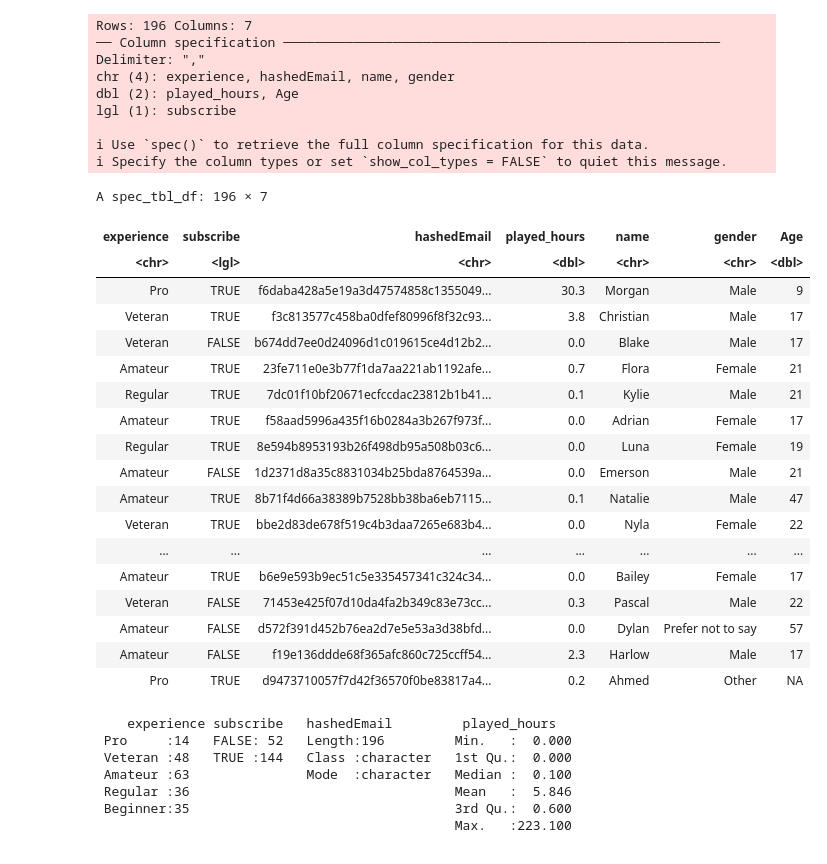
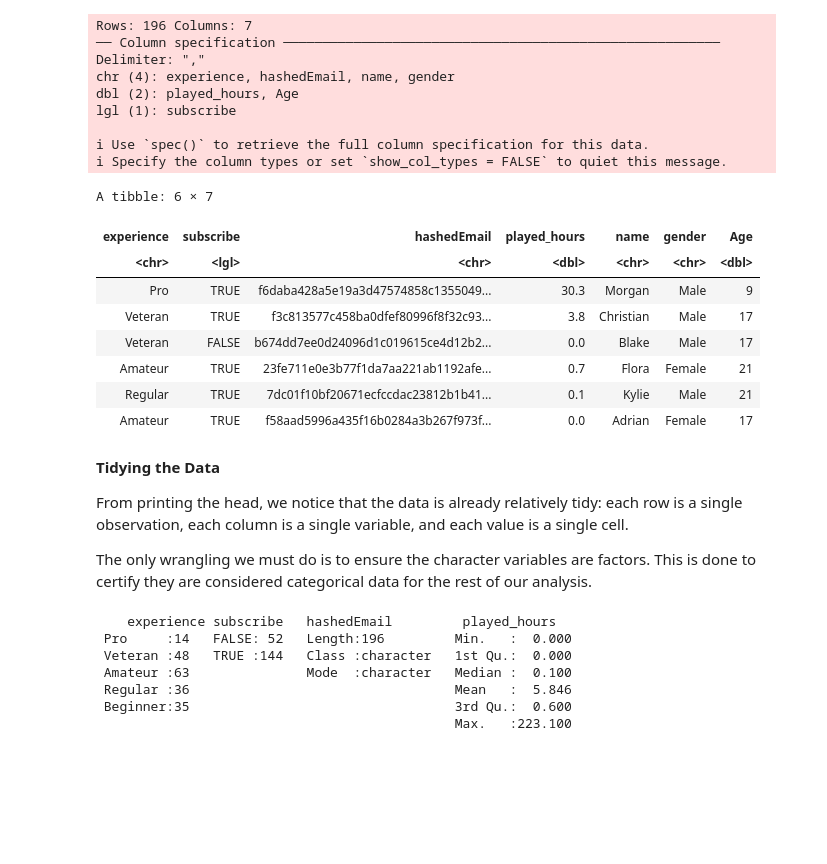
Before and after one commit to beccaphilip/DSCI-100-Group-Project, a Jupyter notebook: Report.ipynb, the cells around one changed output. Cells and saved outputs as stored; diff of their text form; code cells hidden in the pictures; blank space fills up the shorter version.

```diff
--- a/Report.ipynb
+++ b/Report.ipynb
@@ -9,34 +76,30 @@ library(cowplot)
 # %%
-#Read in Data
+#Read in data
 players <- read_csv("players.csv")
-players
+head(players)
 # %% [output]
 Rows: 196 Columns: 7
 ── Column specification ────────────────────────────────────────────────────────
 Delimiter: ","
 chr (4): experience, hashedEmail, name, gender
 dbl (2): played_hours, Age
 lgl (1): subscribe
 
 ℹ Use `spec()` to retrieve the full column specification for this data.
 ℹ Specify the column types or set `show_col_types = FALSE` to quiet this message.
-A spec_tbl_df: 196 × 7
+A tibble: 6 × 7
 | experience | subscribe | hashedEmail | played_hours | name | gender | Age |
 | <chr> | <lgl> | <chr> | <dbl> | <chr> | <chr> | <dbl> |
 | Pro | TRUE | f6daba428a5e19a3d47574858c1355049... | 30.3 | Morgan | Male | 9 |
 | Veteran | TRUE | f3c813577c458ba0dfef80996f8f32c93... | 3.8 | Christian | Male | 17 |
 | Veteran | FALSE | b674dd7ee0d24096d1c019615ce4d12b2... | 0.0 | Blake | Male | 17 |
 | Amateur | TRUE | 23fe711e0e3b77f1da7aa221ab1192afe... | 0.7 | Flora | Female | 21 |
 | Regular | TRUE | 7dc01f10bf20671ecfccdac23812b1b41... | 0.1 | Kylie | Male | 21 |
 | Amateur | TRUE | f58aad5996a435f16b0284a3b267f973f... | 0.0 | Adrian | Female | 17 |
-| Regular | TRUE | 8e594b8953193b26f498db95a508b03c6... | 0.0 | Luna | Female | 19 |
-| Amateur | FALSE | 1d2371d8a35c8831034b25bda8764539a... | 0.0 | Emerson | Male | 21 |
-| Amateur | TRUE | 8b71f4d66a38389b7528bb38ba6eb7115... | 0.1 | Natalie | Male | 47 |
-| Veteran | TRUE | bbe2d83de678f519c4b3daa7265e683b4... | 0.0 | Nyla | Female | 22 |
-| ... | ... | ... | ... | ... | ... | ... |
-| Amateur | TRUE | b6e9e593b9ec51c5e335457341c324c34... | 0.0 | Bailey | Female | 17 |
-| Veteran | FALSE | 71453e425f07d10da4fa2b349c83e73cc... | 0.3 | Pascal | Male | 22 |
-| Amateur | FALSE | d572f391d452b76ea2d7e5e53a3d38bfd... | 0.0 | Dylan | Prefer not to say | 57 |
-| Amateur | FALSE | f19e136ddde68f365afc860c725ccff54... | 2.3 | Harlow | Male | 17 |
-| Pro | TRUE | d9473710057f7d42f36570f0be83817a4... | 0.2 | Ahmed | Other | NA |
+# %% [markdown]
+**Tidying the Data**
+
+From printing the head, we notice that the data is already relatively tidy: each row is a single observation, each column is a single variable, and each value is a single cell.
+
+The only wrangling we must do is to ensure the character variables are factors. This is done to certify they are considered categorical data for the rest of our analysis.
 # %%
```
Also changed, not shown: parts of 30 cells of this notebook.
